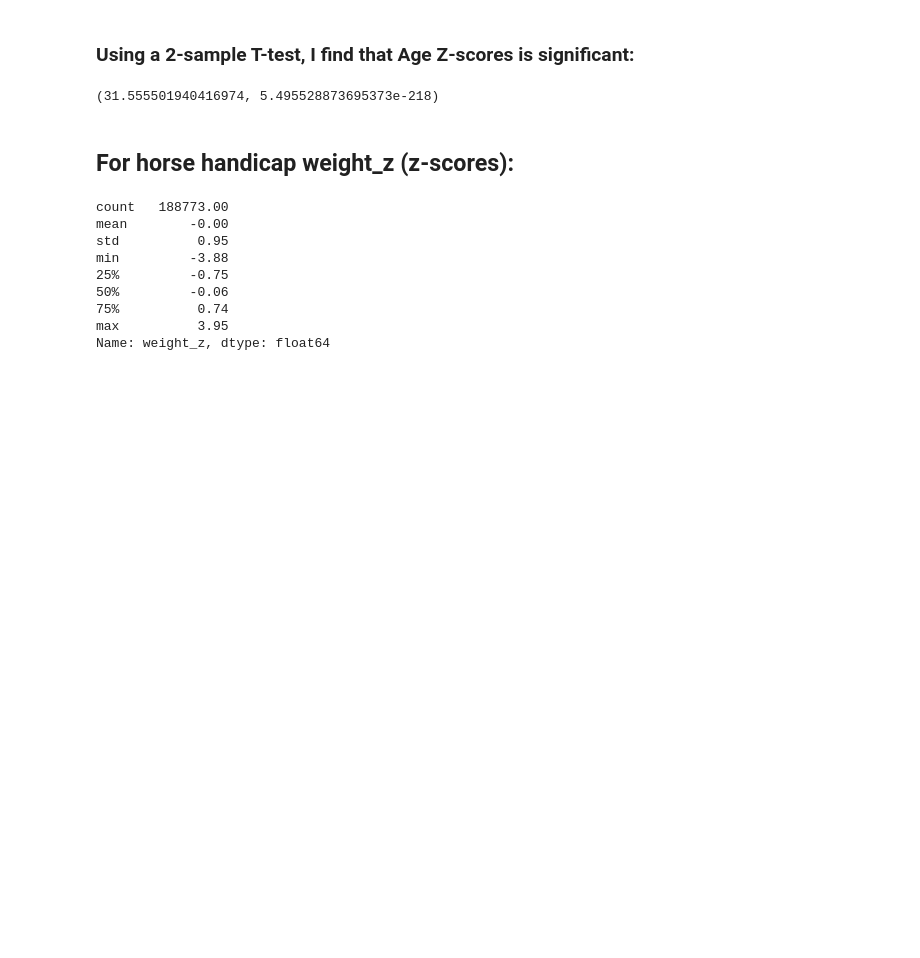
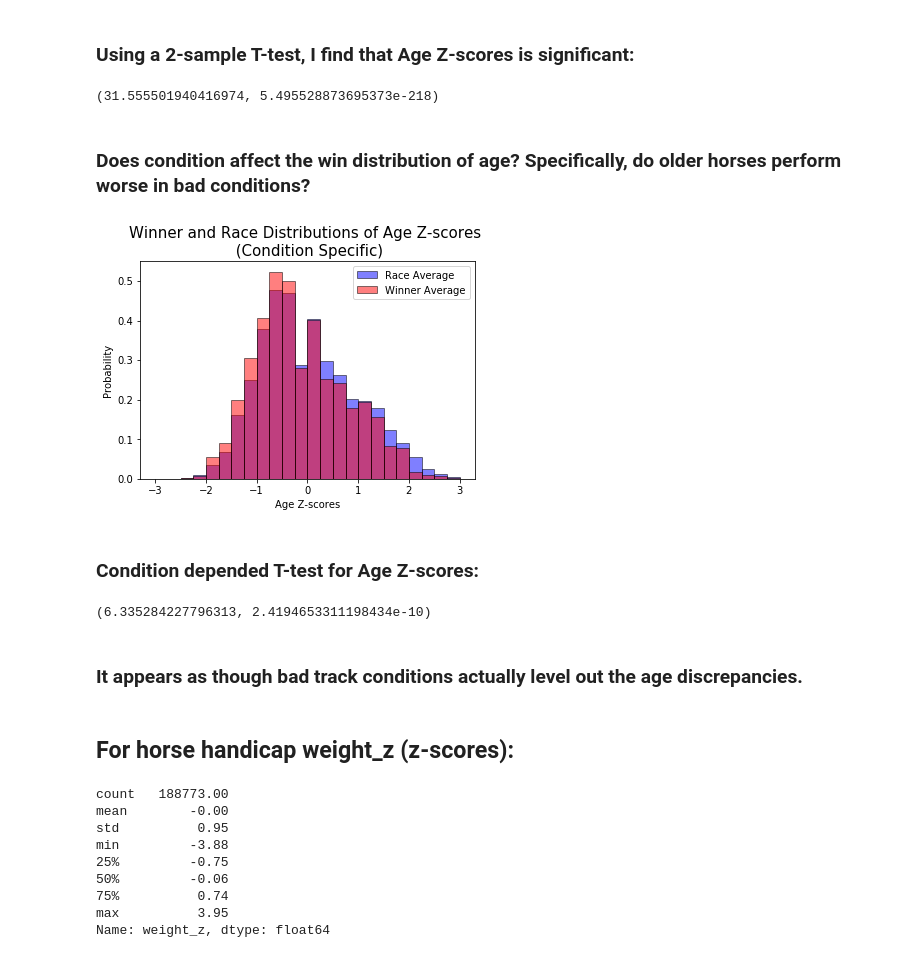
Before and after one commit to Ibnadm/Predict-DogRacing, a Jupyter notebook: Horse Racing Analysis.ipynb, the cells around one changed output. Cells and saved outputs as stored; diff of their text form; code cells hidden in the pictures; blank space fills up the shorter version.

```diff
--- a/Horse Racing Analysis.ipynb
+++ b/Horse Racing Analysis.ipynb
@@ -82,6 +82,8 @@ new = df.market_name.str.split(expand=True)
 
 df['distance'] = new[1].str.rstrip('m')
 
+df.distance = df.distance.astype(np.int64)
+
 df.distance.head()
 # %% [output]
 0    1200
@@ -160,16 +162,13 @@ array([ 1.,  2.,  3., nan,  5.,  4.])
 # %%
 new = pd.DataFrame()
 
-for i in range(5):
-    new[i] = df.last_five_starts.str[i:i+1]
+for i in range(20):
+    new[i] = df.last_twenty_starts.str[i:i+1]
 
-for i in range(5):
-    df['last_start'+str(i+1)] = new[i].replace(['','x','f'],[np.nan,'scratch','fell'])
-'''
-for i in range(5):
-    df['last_start'+str(i+1)] = new[i].replace(['','x','f',0],[np.nan,50,100,10])
-'''
-df.drop('last_five_starts',axis=1,inplace=True)
+for i in range(20):
+    df['last_start'+str(i+1)] = new[i].replace(['0','','x','f'],['ten+','none','scratch','fell'])
+
+df.drop('last_twenty_starts',axis=1,inplace=True)
 # %% [markdown]
 ## Cleaning data by removing races with missing win and/or place values in 'position_again' column:
 # %%
@@ -391,6 +395,39 @@ test_stat2, p_value2 = ttest_ind(data2a, data2b)
 test_stat2, p_value2
 # %% [output]
 (31.555501940416974, 5.495528873695373e-218)
+# %% [markdown]
+### Does condition affect the win distribution of age? Specifically, do older horses perform worse in bad conditions?
+# %%
+condit_age_pop = age_pop_cleaned[age_pop_cleaned.condition.values == 'HEAVY']
+# %%
+condit_age_pop_win = cleaned_win_df(condit_age_pop)
+# %%
+data2c = condit_age_pop.age_z.dropna().values
+data2d = condit_age_pop_win.age_z.dropna().values
+
+plt.title("Winner and Race Distributions of Age Z-scores \n (Condition Specific)", fontsize=15)
+
+plt.hist(data2c, density=True, bins=24, range=(-3,3), label='Race Average',
+         color='b', alpha=.5, edgecolor='k')
+
+plt.hist(data2d, density=True, bins=24, range=(-3,3), label='Winner Average',
+         color='r', alpha=.5, edgecolor='k')
+
+plt.legend(loc='upper right')
+plt.xlabel('Age Z-scores')
+plt.ylabel('Probability');
+# %% [output]
+[figure, added]
+# %% [markdown]
+### Condition depended T-test for Age Z-scores:
+# %%
+test_stat2, p_value2 = ttest_ind(data2c, data2d)
+
+test_stat2, p_value2
+# %% [output]
+(6.335284227796313, 2.4194653311198434e-10)
+# %% [markdown]
+### It appears as though bad track conditions actually level out the age discrepancies.
 # %% [markdown]
 ## For horse handicap weight_z (z-scores):
 # %%
```
Also changed, not shown: parts of 59 cells of this notebook.
